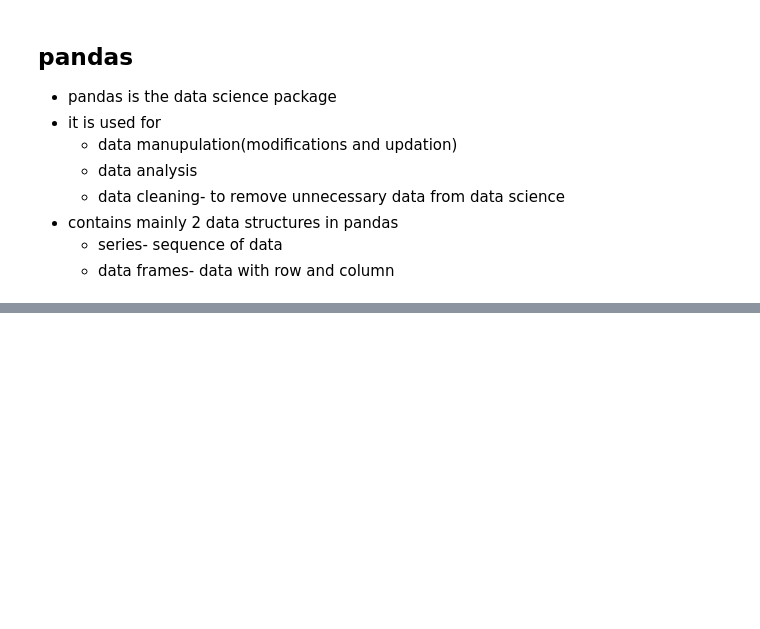
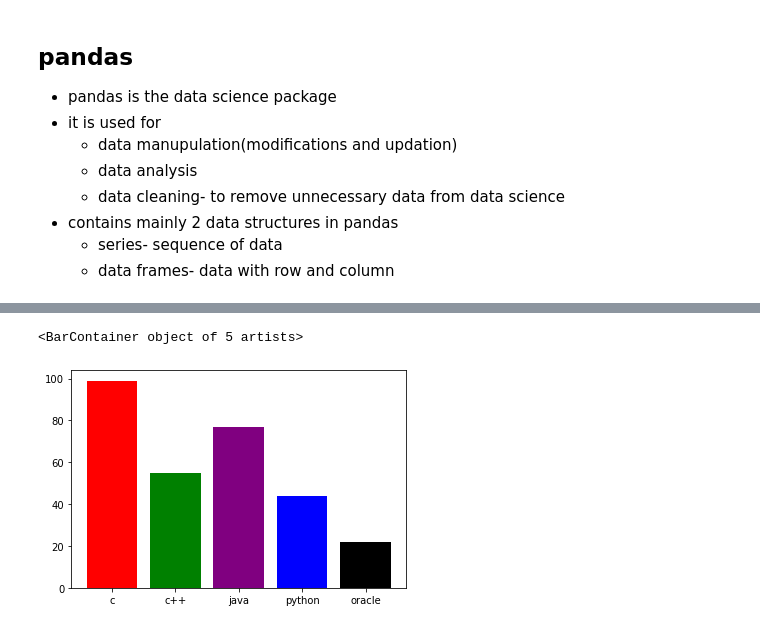
Before and after one commit to valli518/python, a Jupyter notebook: 7-02-22.ipynb, the cells around one changed output, grey strips where cells are left out. Saved outputs shown, nothing was run; the diff lists cells and outputs as text; code cells hidden in the pictures; blank space fills up the shorter version.

```diff
--- a/7-02-22.ipynb
+++ b/7-02-22.ipynb
@@ -557,0 +697,8 @@ dir(numpy)
+# %%
+# user to create bar graph
+marks=[99,55,77,44,22]
+names=['c','c++','java','python','oracle']
+plt.bar(names,marks,color=['red','green','purple','blue','black'])
+# %% [output]
+<BarContainer object of 5 artists>
+[figure, added]
```
Also changed, not shown: parts of 22 cells of this notebook.
